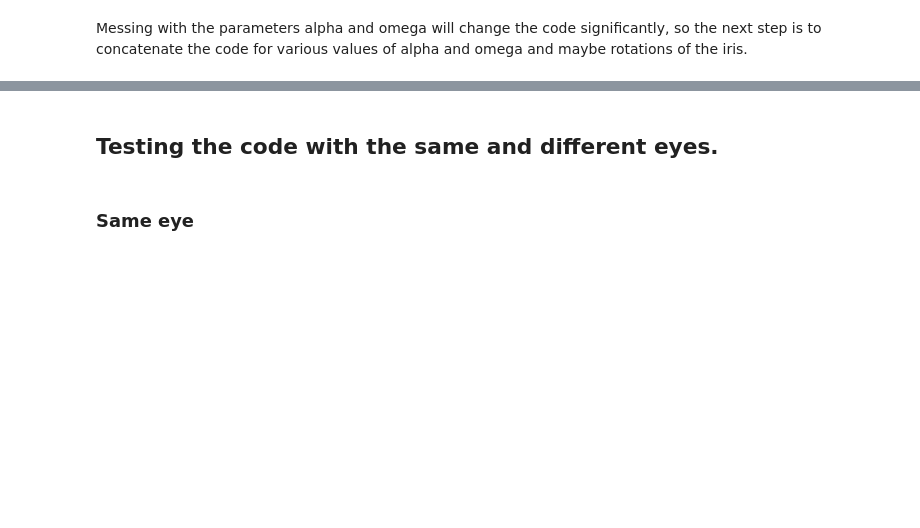
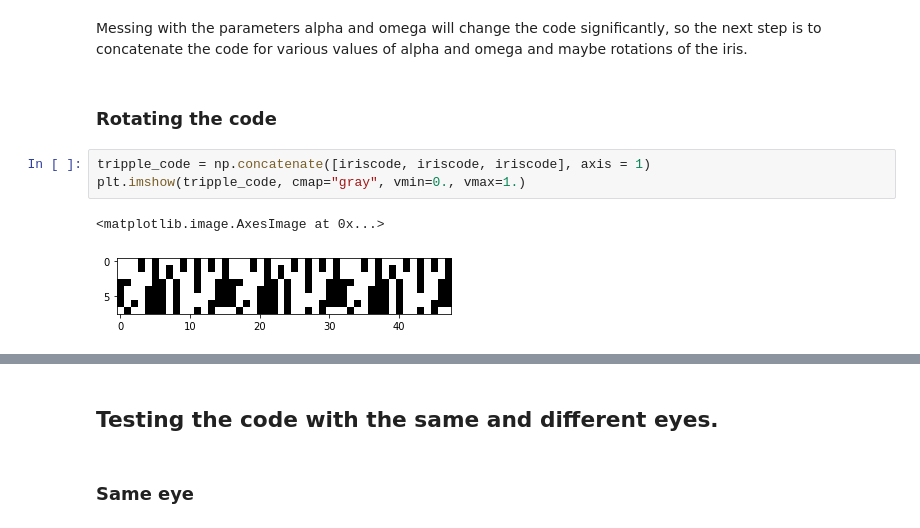
Before and after one commit to spjoliver/TMS016_DOG, a Jupyter notebook: IrisRecognition/example_iriscode.ipynb, the cells around one changed output, grey strips where cells are left out. Saved outputs shown, nothing was run; the diff lists cells and outputs as text; blank space fills up the shorter version.

```diff
--- a/IrisRecognition/example_iriscode.ipynb
+++ b/IrisRecognition/example_iriscode.ipynb
@@ -83,2 +69,10 @@ plt.imshow(iriscode.reshape([n_rho_patches, n_theta_patches*2]), cmap="gray", vm
 # %% [markdown]
 Messing with the parameters alpha and omega will change the code significantly, so the next step is to concatenate the code for various values of alpha and omega and maybe rotations of the iris.
+# %% [markdown]
+### Rotating the code
+# %%
+tripple_code = np.concatenate([iriscode, iriscode, iriscode], axis = 1)
+plt.imshow(tripple_code, cmap="gray", vmin=0., vmax=1.)
+# %% [output]
+<matplotlib.image.AxesImage at 0x...>
+[figure, added]
```
Also changed, not shown: parts of 12 cells of this notebook, 1 other file.
